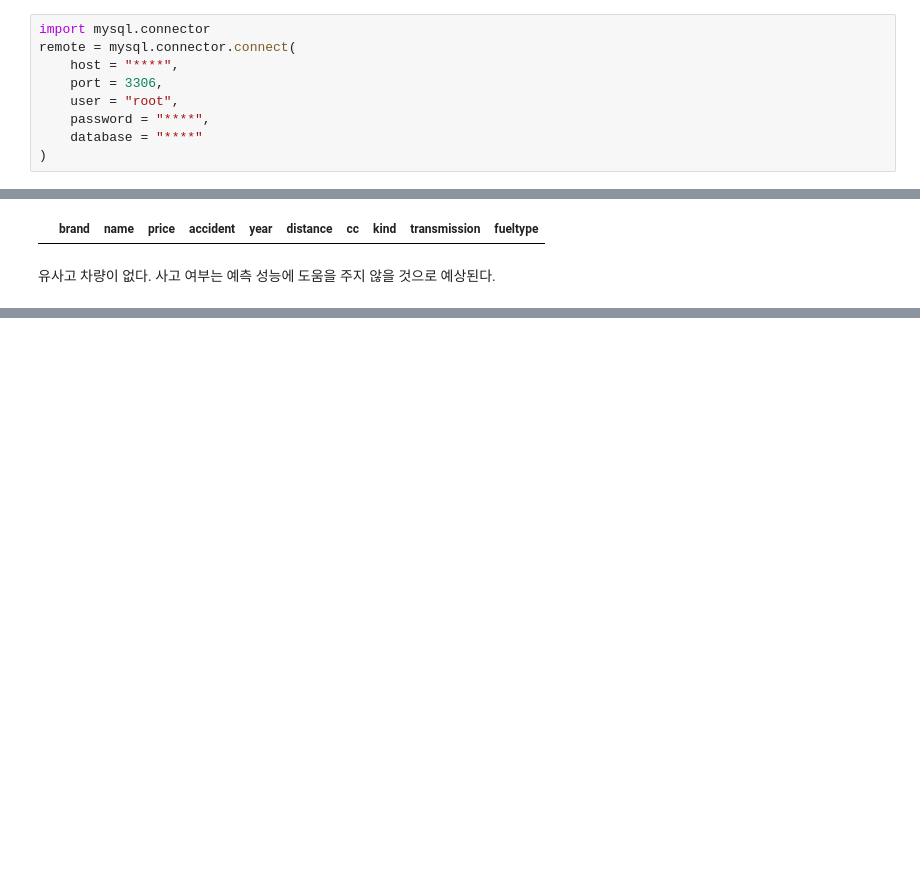
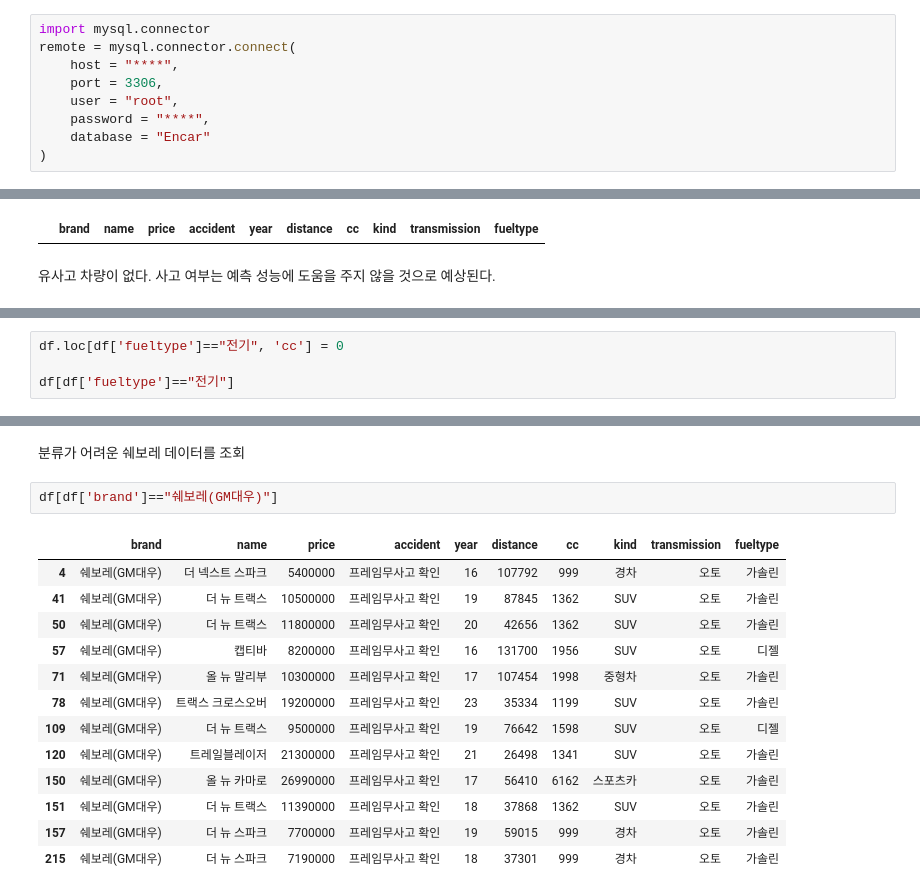
Before and after one commit to yunminseop/LearningModel, a Jupyter notebook: ML/UsedCar.ipynb, the cells around one changed output, grey strips where cells are left out. Cells and saved outputs as stored; diff of their text form; blank space fills up the shorter version.

```diff
--- a/ML/UsedCar.ipynb
+++ b/ML/UsedCar.ipynb
@@ -17,7 +17,7 @@ remote = mysql.connector.connect(
     port = 3306,
     user = "root",
     password = "****",
-    database = "****"
+    database = "Encar"
 )
 # %%
 cur = remote.cursor()
@@ -232,0 +276,4 @@ df[df['accident']!="프레임무사고 확인"]
+# %%
+df.loc[df['fueltype']=="전기", 'cc'] = 0
+
+df[df['fueltype']=="전기"]
@@ -232,0 +322,18 @@ df[df['accident']!="프레임무사고 확인"]
+# %% [markdown]
+분류가 어려운 쉐보레 데이터를 조회
+# %%
+df[df['brand']=="쉐보레(GM대우)"]
+# %% [output]
+|  | brand | name | price | accident | year | distance | cc | kind | transmission | fueltype |
+| 4 | 쉐보레(GM대우) | 더 넥스트 스파크 | 5400000 | 프레임무사고 확인 | 16 | 107792 | 999 | 경차 | 오토 | 가솔린 |
+| 41 | 쉐보레(GM대우) | 더 뉴 트랙스 | 10500000 | 프레임무사고 확인 | 19 | 87845 | 1362 | SUV | 오토 | 가솔린 |
+| 50 | 쉐보레(GM대우) | 더 뉴 트랙스 | 11800000 | 프레임무사고 확인 | 20 | 42656 | 1362 | SUV | 오토 | 가솔린 |
+| 57 | 쉐보레(GM대우) | 캡티바 | 8200000 | 프레임무사고 확인 | 16 | 131700 | 1956 | SUV | 오토 | 디젤 |
+| 71 | 쉐보레(GM대우) | 올 뉴 말리부 | 10300000 | 프레임무사고 확인 | 17 | 107454 | 1998 | 중형차 | 오토 | 가솔린 |
+| 78 | 쉐보레(GM대우) | 트랙스 크로스오버 | 19200000 | 프레임무사고 확인 | 23 | 35334 | 1199 | SUV | 오토 | 가솔린 |
+| 109 | 쉐보레(GM대우) | 더 뉴 트랙스 | 9500000 | 프레임무사고 확인 | 19 | 76642 | 1598 | SUV | 오토 | 디젤 |
+| 120 | 쉐보레(GM대우) | 트레일블레이저 | 21300000 | 프레임무사고 확인 | 21 | 26498 | 1341 | SUV | 오토 | 가솔린 |
+| 150 | 쉐보레(GM대우) | 올 뉴 카마로 | 26990000 | 프레임무사고 확인 | 17 | 56410 | 6162 | 스포츠카 | 오토 | 가솔린 |
+| 151 | 쉐보레(GM대우) | 더 뉴 트랙스 | 11390000 | 프레임무사고 확인 | 18 | 37868 | 1362 | SUV | 오토 | 가솔린 |
+| 157 | 쉐보레(GM대우) | 더 뉴 스파크 | 7700000 | 프레임무사고 확인 | 19 | 59015 | 999 | 경차 | 오토 | 가솔린 |
+| 215 | 쉐보레(GM대우) | 더 뉴 스파크 | 7190000 | 프레임무사고 확인 | 18 | 37301 | 999 | 경차 | 오토 | 가솔린 |
```
Also changed, not shown: parts of 85 cells of this notebook.
